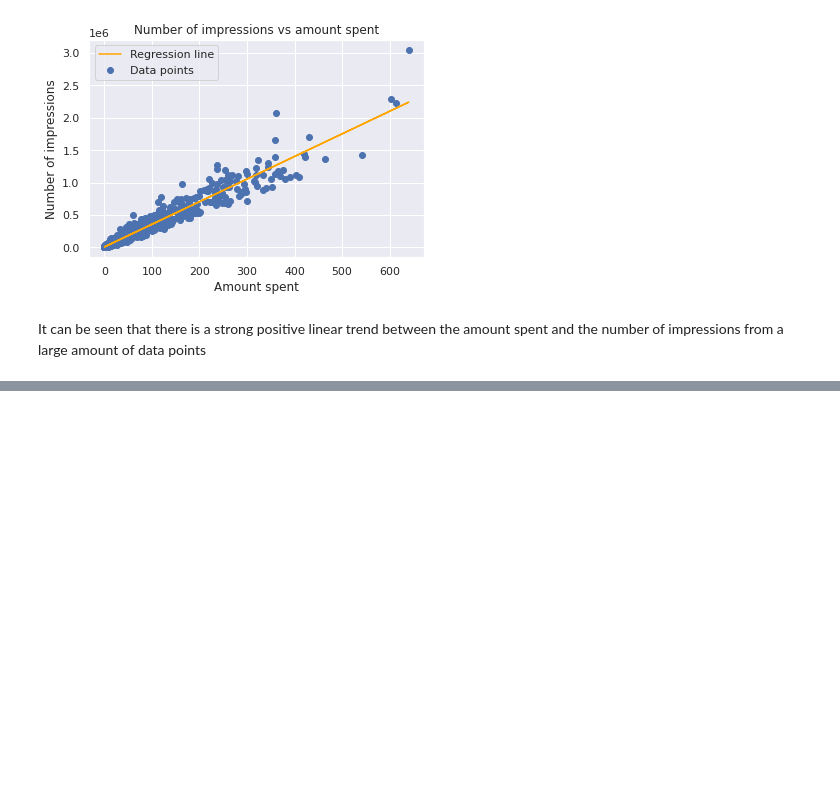
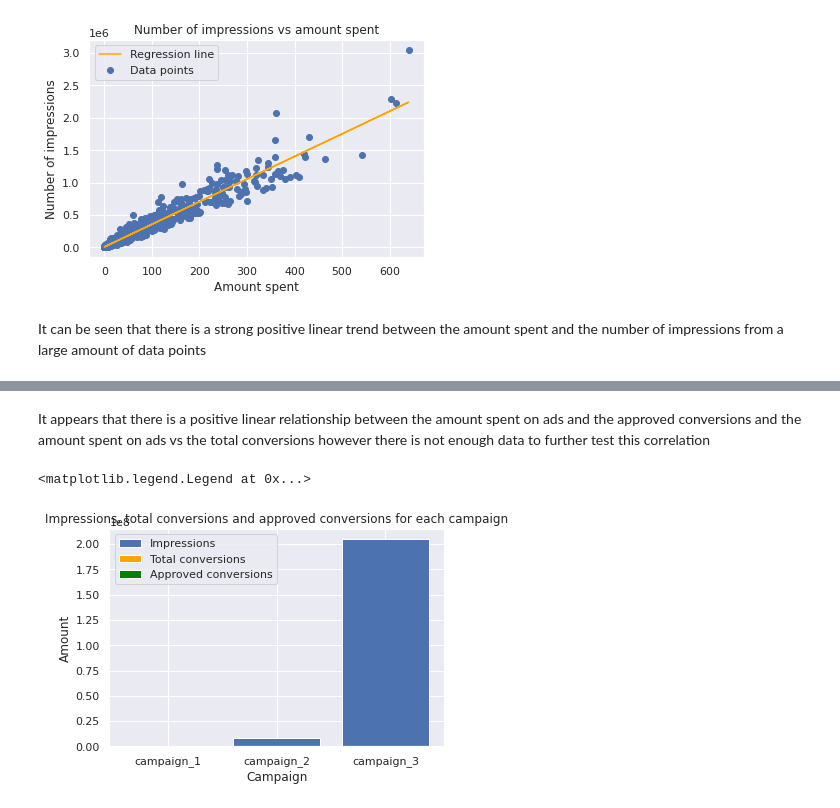
Before and after one commit to BenOsborn/Facebook-Ad-Campaign-Analysis, a Jupyter notebook: Facebook Ad-Campaign Analysis.ipynb, the cells around one changed output, grey strips where cells are left out. Cells and saved outputs as stored; diff of their text form; code cells hidden in the pictures; blank space fills up the shorter version.

```diff
--- a/Facebook Ad-Campaign Analysis.ipynb
+++ b/Facebook Ad-Campaign Analysis.ipynb
@@ -208,0 +226,13 @@ It can be seen that there is a strong positive linear trend between the amount s
+# %% [markdown]
+It appears that there is a positive linear relationship between the amount spent on ads and the approved conversions and the amount spent on ads vs the total conversions however there is not enough data to further test this correlation
+# %%
+plt.bar(grouped_campaigns_sum['xyz_campaign_id'], grouped_campaigns_sum['Impressions'], color='b', label='Impressions')
+plt.bar(grouped_campaigns_sum['xyz_campaign_id'], grouped_campaigns_sum['Total_Conversion'], color='orange', label='Total conversions')
+plt.bar(grouped_campaigns_sum['xyz_campaign_id'], grouped_campaigns_sum['Approved_Conversion'], color='green', label='Approved conversions')
+plt.xlabel('Campaign')
+plt.ylabel('Amount')
+plt.title('Impressions, total conversions and approved conversions for each campaign')
+plt.legend()
+# %% [output]
+<matplotlib.legend.Legend at 0x...>
+[figure, added]
```
Also changed, not shown: parts of 17 cells of this notebook.
